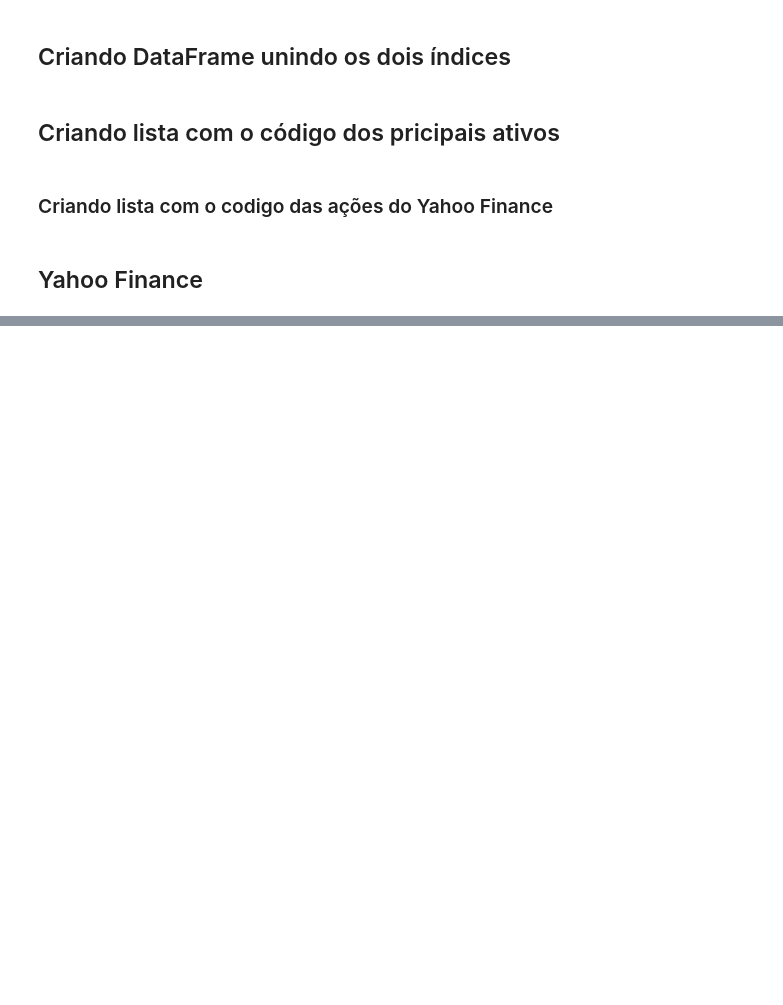
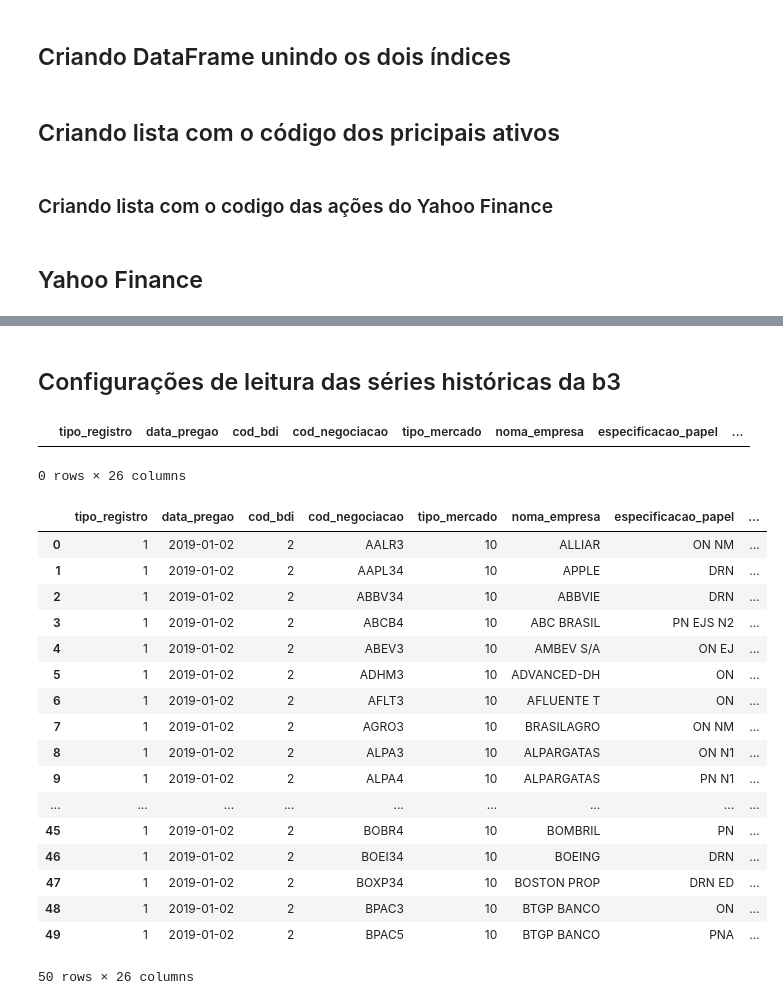
Before and after one commit to pedrolaender/05.Ironhack_Final_Project, a Jupyter notebook: testes.ipynb, the cells around one changed output, grey strips where cells are left out. Drawn from its saved outputs; the diff is of its cells as text; code cells hidden in the pictures; blank space fills up the shorter version.

```diff
--- a/testes.ipynb
+++ b/testes.ipynb
@@ -215,0 +263,67 @@ yf.Ticker('VALE3.SA').history('18y')
+# %% [markdown]
+## Configurações de leitura das séries históricas da b3
+# %%
+widths = [2,8,2,12,3,12,10,3,4,13,13,13,13,13,13,13,5,18,18,13,1,8,7,13,12,3]
+columns = [
+"tipo_registro",
+"data_pregao",
+"cod_bdi",
+"cod_negociacao",
+"tipo_mercado",
+"noma_empresa",
+"especificacao_papel",
+"prazo_dias_merc_termo",
+"moeda_referencia",
+"preco_abertura",
+"preco_maximo",
+"preco_minimo",
+"preco_medio",
+"preco_ultimo_negocio",
+"preco_melhor_oferta_compra",
+"preco_melhor_oferta_venda",
+"numero_negocios",
+"quantidade_papeis_negociados",
+"volume_total_negociado",
+"preco_exercicio",
+"ìndicador_correcao_precos",
+"data_vencimento" ,
+"fator_cotacao",
+"preco_exercicio_pontos",
+"codigo_isin",
+"num_distribuicao_papel"]
+# %%
+df = pd.read_fwf('COTAHIST_A2019.TXT',
+                                encoding='ISO-8859-1',
+                                header=0,
+                                widths=widths,
+                                skipfooter=1,
+                                engine='python',
+                                parse_dates=[1],
+                                infer_datetime_format=True,
+                                index_col=False)
+
+df.columns = columns
+# %% [output]
+|  | tipo_registro | data_pregao | cod_bdi | cod_negociacao | tipo_mercado | noma_empresa | especificacao_papel | ... |
+0 rows × 26 columns
+# %%
+df.head(50)
+# %% [output]
+|  | tipo_registro | data_pregao | cod_bdi | cod_negociacao | tipo_mercado | noma_empresa | especificacao_papel | ... |
+| 0 | 1 | 2019-01-02 | 2 | AALR3 | 10 | ALLIAR | ON NM | ... |
+| 1 | 1 | 2019-01-02 | 2 | AAPL34 | 10 | APPLE | DRN | ... |
+| 2 | 1 | 2019-01-02 | 2 | ABBV34 | 10 | ABBVIE | DRN | ... |
+| 3 | 1 | 2019-01-02 | 2 | ABCB4 | 10 | ABC BRASIL | PN EJS N2 | ... |
+| 4 | 1 | 2019-01-02 | 2 | ABEV3 | 10 | AMBEV S/A | ON EJ | ... |
+| 5 | 1 | 2019-01-02 | 2 | ADHM3 | 10 | ADVANCED-DH | ON | ... |
+| 6 | 1 | 2019-01-02 | 2 | AFLT3 | 10 | AFLUENTE T | ON | ... |
+| 7 | 1 | 2019-01-02 | 2 | AGRO3 | 10 | BRASILAGRO | ON NM | ... |
+| 8 | 1 | 2019-01-02 | 2 | ALPA3 | 10 | ALPARGATAS | ON N1 | ... |
+| 9 | 1 | 2019-01-02 | 2 | ALPA4 | 10 | ALPARGATAS | PN N1 | ... |
+| ... | ... | ... | ... | ... | ... | ... | ... | ... |
+| 45 | 1 | 2019-01-02 | 2 | BOBR4 | 10 | BOMBRIL | PN | ... |
+| 46 | 1 | 2019-01-02 | 2 | BOEI34 | 10 | BOEING | DRN | ... |
+| 47 | 1 | 2019-01-02 | 2 | BOXP34 | 10 | BOSTON PROP | DRN ED | ... |
+| 48 | 1 | 2019-01-02 | 2 | BPAC3 | 10 | BTGP BANCO | ON | ... |
+| 49 | 1 | 2019-01-02 | 2 | BPAC5 | 10 | BTGP BANCO | PNA | ... |
+50 rows × 26 columns
```
Also changed, not shown: parts of 38 cells of this notebook, 14 other files.
